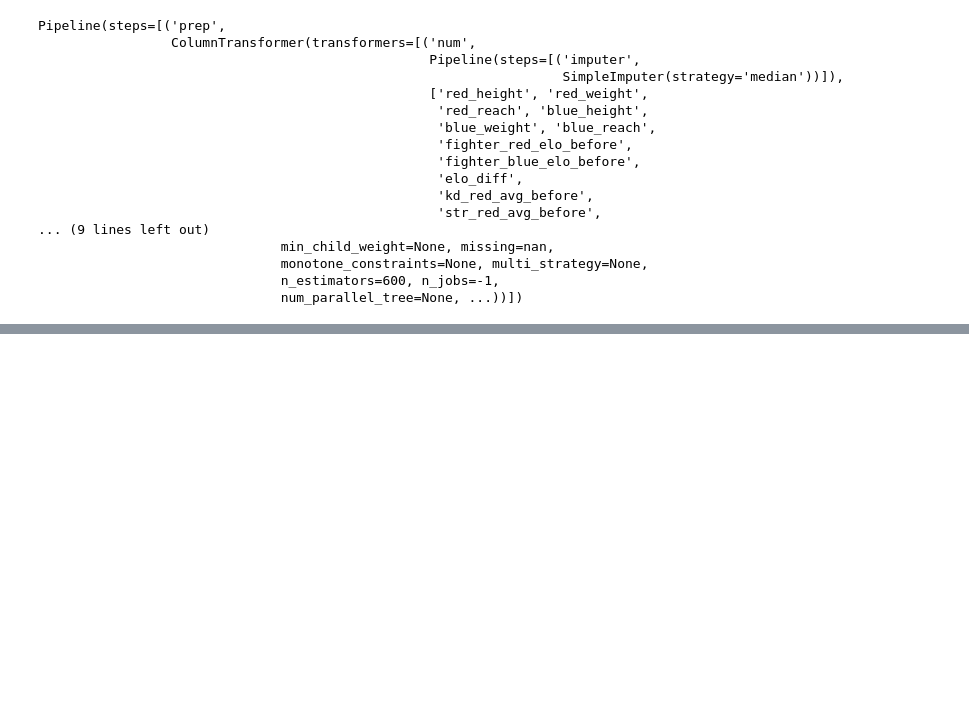
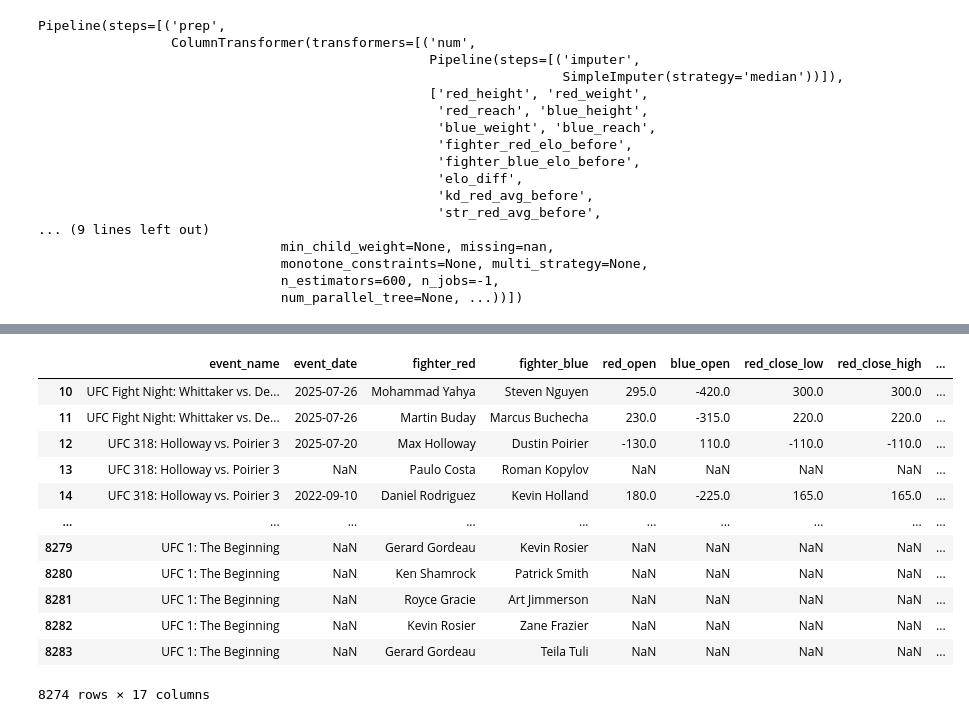
Before and after one commit to P-AEL/Better, a Jupyter notebook: Create_dataset.ipynb, the cells around one changed output, grey strips where cells are left out. Cells and saved outputs as stored; diff of their text form; code cells hidden in the pictures; blank space fills up the shorter version.

```diff
--- a/Create_dataset.ipynb
+++ b/Create_dataset.ipynb
@@ -727,0 +740,17 @@ df_test_pred["event_name","fighter_red","fighter_blue","y_true","y_proba","y_pre
+# %%
+df_odds = pd.read_csv('ufc_fight_odds.csv')
+df_odds[10:]
+# %% [output]
+|  | event_name | event_date | fighter_red | fighter_blue | red_open | blue_open | red_close_low | red_close_high | ... |
+| 10 | UFC Fight Night: Whittaker vs. De... | 2025-07-26 | Mohammad Yahya | Steven Nguyen | 295.0 | -420.0 | 300.0 | 300.0 | ... |
+| 11 | UFC Fight Night: Whittaker vs. De... | 2025-07-26 | Martin Buday | Marcus Buchecha | 230.0 | -315.0 | 220.0 | 220.0 | ... |
+| 12 | UFC 318: Holloway vs. Poirier 3 | 2025-07-20 | Max Holloway | Dustin Poirier | -130.0 | 110.0 | -110.0 | -110.0 | ... |
+| 13 | UFC 318: Holloway vs. Poirier 3 | NaN | Paulo Costa | Roman Kopylov | NaN | NaN | NaN | NaN | ... |
+| 14 | UFC 318: Holloway vs. Poirier 3 | 2022-09-10 | Daniel Rodriguez | Kevin Holland | 180.0 | -225.0 | 165.0 | 165.0 | ... |
+| ... | ... | ... | ... | ... | ... | ... | ... | ... | ... |
+| 8279 | UFC 1: The Beginning | NaN | Gerard Gordeau | Kevin Rosier | NaN | NaN | NaN | NaN | ... |
+| 8280 | UFC 1: The Beginning | NaN | Ken Shamrock | Patrick Smith | NaN | NaN | NaN | NaN | ... |
+| 8281 | UFC 1: The Beginning | NaN | Royce Gracie | Art Jimmerson | NaN | NaN | NaN | NaN | ... |
+| 8282 | UFC 1: The Beginning | NaN | Kevin Rosier | Zane Frazier | NaN | NaN | NaN | NaN | ... |
+| 8283 | UFC 1: The Beginning | NaN | Gerard Gordeau | Teila Tuli | NaN | NaN | NaN | NaN | ... |
+8274 rows × 17 columns
```
Also changed, not shown: parts of 9 cells of this notebook, 15 other files.
